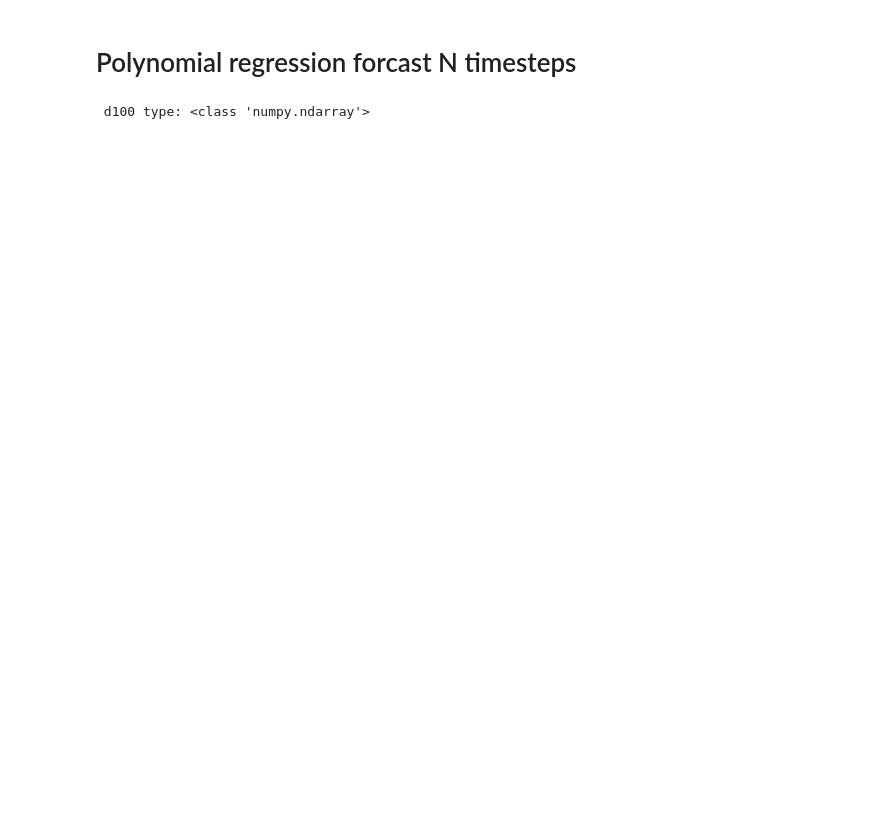
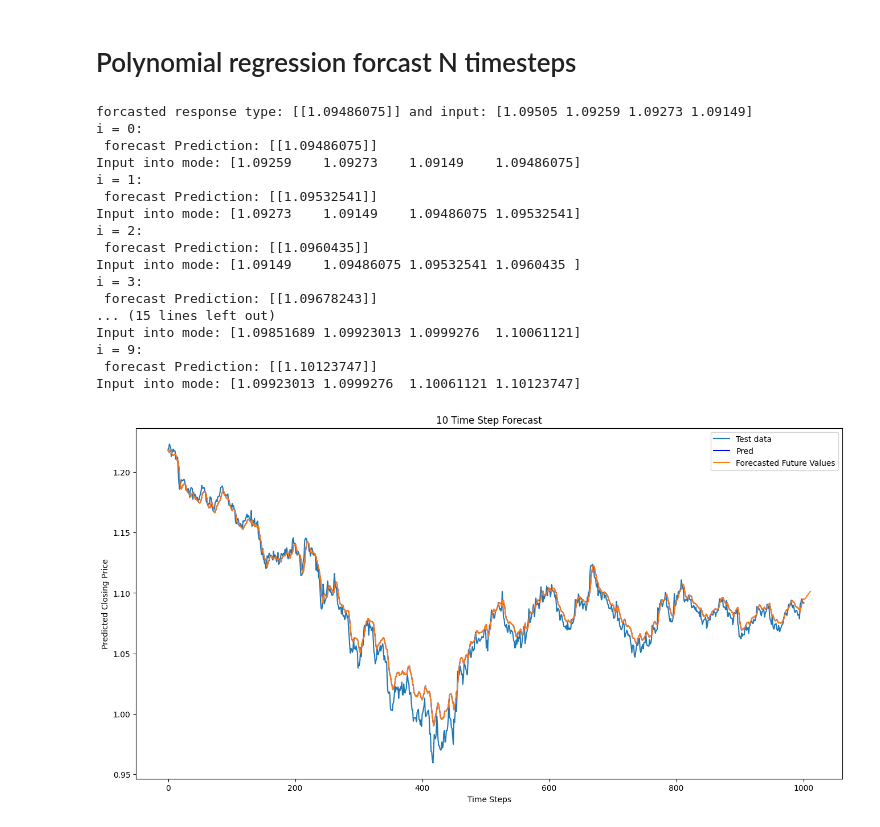
Before and after one commit to D-Mutabazi/Data-Engineering-Projects-and-Coursework, a Jupyter notebook: PolyRgress.ipynb, the cells around one changed output. Saved outputs shown, nothing was run; the diff lists cells and outputs as text; code cells hidden in the pictures; blank space fills up the shorter version.

```diff
--- a/PolyRgress.ipynb
+++ b/PolyRgress.ipynb
@@ -162,45 +177,52 @@ weight shape:(7, 1)
 # %%
 test_last_point =[]
 test_last_point = x_test.iloc[-1].to_numpy()  # Use the last row of X_test (100 previous time steps) - if using STD scalar , comment out
-# test_last_100 = X_test[-1]
-print(f' d100 type: {type(test_last_point)}')
 forecastedRate = []
 
-n_future = 50  # Forecast 10 time steps ahead
-# for i in range(n_future):
-#     y_predict = modelPolReg.predict(test_last_point)  # Predict next time step
-#     forecastedRate.append(y_predict)  # Store prediction
-
-#     # Update test_last_100 to include the new prediction and remove the oldest value
-#     test_last_point = np.roll(test_last_point, -1)  # Shift values left
-#     test_last_point = np.append(test_last_point, y_predict)  # Add the new prediction at the end
-
-# y_pred_combined = np.concatenate([y_pred, forecastedRate])
+n_future = 10
 
 for i in range(n_future):
     # Reshape test_last_point into a 2D array before passing to predict
     test_last_point_reshaped = test_last_point.reshape(1, -1)
 
     y_predict = modelPolReg.predict(test_last_point_reshaped)  # Predict next time step
+
     forecastedRate.append(y_predict.flatten())  # Flatten to 1D and store prediction
 
     # Shift the values left and append the predicted value at the end
     test_last_point = np.roll(test_last_point, -1)  # Shift values left
     test_last_point[-1] = y_predict  # Add the new prediction at the end
 
 # Concatenate predictions with the forecasted future values
 forecastedRate = np.array(forecastedRate).flatten()  # Flatten the list of predictions
 y_pred_combined = np.concatenate([y_pred, forecastedRate])
 
 # Plot the forecasted results
 plt.figure(figsize=(16, 8))
 plt.plot(y_test,label='Test data')
 plt.plot(y_pred, label='Pred', color='blue')
 plt.plot(y_pred_combined, label='Forecasted Future Values')
 plt.xlabel('Time Steps')
 plt.ylabel('Predicted Closing Price')
 plt.title('10 Time Step Forecast')
 plt.legend()
 plt.show()
 # %% [output]
- d100 type: <class 'numpy.ndarray'>
+forcasted response type: [[1.09486075]] and input: [1.09505 1.09259 1.09273 1.09149]
+i = 0:
+ forecast Prediction: [[1.09486075]]
+Input into mode: [1.09259    1.09273    1.09149    1.09486075]
+i = 1:
+ forecast Prediction: [[1.09532541]]
+Input into mode: [1.09273    1.09149    1.09486075 1.09532541]
+i = 2:
+ forecast Prediction: [[1.0960435]]
+Input into mode: [1.09149    1.09486075 1.09532541 1.0960435 ]
+i = 3:
+ forecast Prediction: [[1.09678243]]
+... (15 lines left out)
+Input into mode: [1.09851689 1.09923013 1.0999276  1.10061121]
+i = 9:
+ forecast Prediction: [[1.10123747]]
+Input into mode: [1.09923013 1.0999276  1.10061121 1.10123747]
+[figure, added]
```
Also changed, not shown: parts of 3 cells of this notebook.
